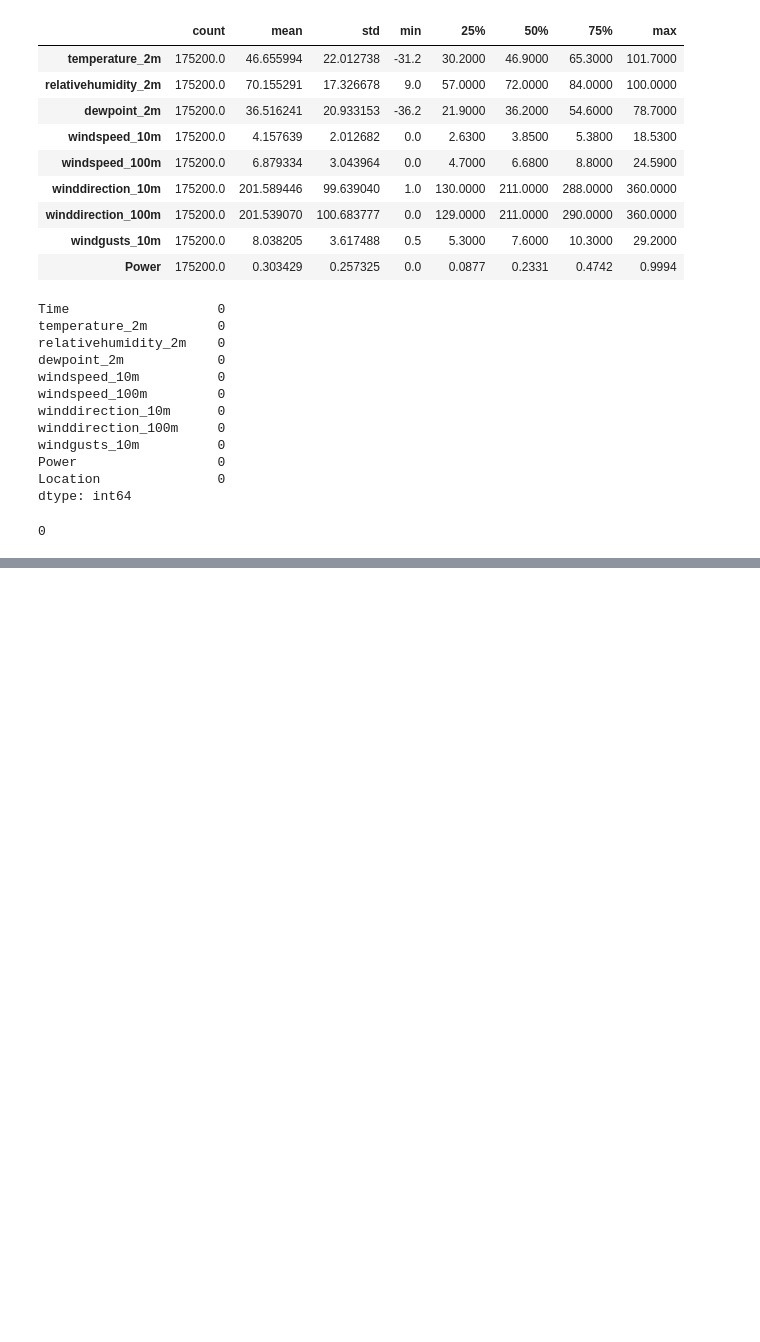
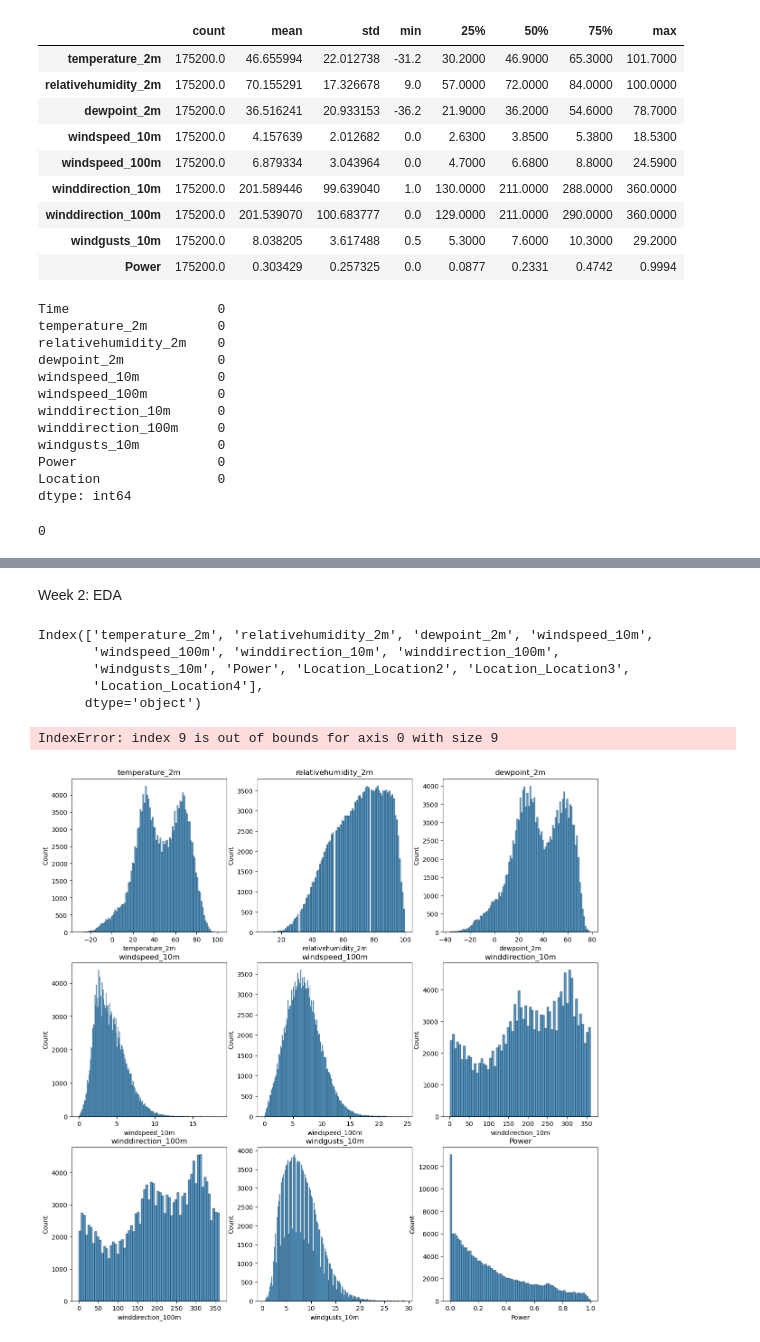
Before and after one commit to Karan0052/Wind_Power_Generation_Forcasting, a Jupyter notebook: AICTE Internship Project/Wind Power Generation Forcasting.ipynb, the cells around one changed output, grey strips where cells are left out. Cells and saved outputs as stored; diff of their text form; code cells hidden in the pictures; blank space fills up the shorter version.

```diff
--- a/AICTE Internship Project/Wind Power Generation Forcasting.ipynb
+++ b/AICTE Internship Project/Wind Power Generation Forcasting.ipynb
@@ -117,3 +117,25 @@ merged_data.head()
 | 2 | 26.8 | 91 | 24.5 | 1.30 | 2.78 | 148 | ... |
 | 3 | 27.4 | 88 | 24.3 | 1.30 | 2.69 | 58 | ... |
 | 4 | 27.3 | 88 | 24.1 | 2.47 | 4.43 | 58 | ... |
+# %% [markdown]
+Week 2: EDA
+# %%
+numerical_columns = merged_data.select_dtypes(include=['number']).columns
+numerical_columns
+# %% [output]
+Index(['temperature_2m', 'relativehumidity_2m', 'dewpoint_2m', 'windspeed_10m',
+       'windspeed_100m', 'winddirection_10m', 'winddirection_100m',
+       'windgusts_10m', 'Power', 'Location_Location2', 'Location_Location3',
+       'Location_Location4'],
+      dtype='object')
+# %%
+fig, axes = plt.subplots(3,3, figsize=(15,15))
+axes = axes.flatten()
+for i, col in enumerate(numerical_columns):
+    sns.histplot(merged_data[col], ax=axes[i])
+    axes[i].set_title(col)
+plt.tight_layout()
+plt.show()
+# %% [output]
+IndexError: index 9 is out of bounds for axis 0 with size 9
+[figure, added]
```
Also changed, not shown: parts of 4 cells of this notebook.
